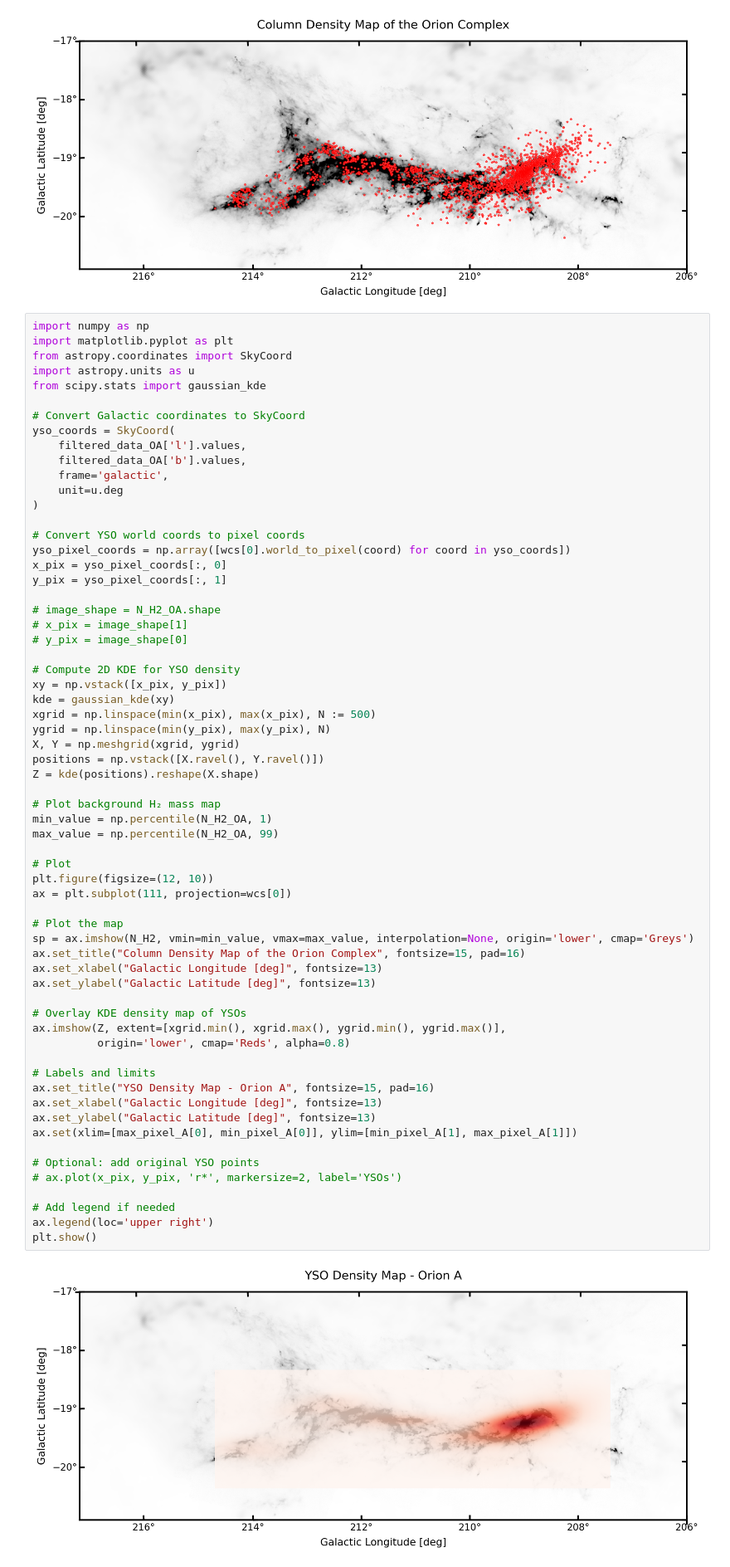
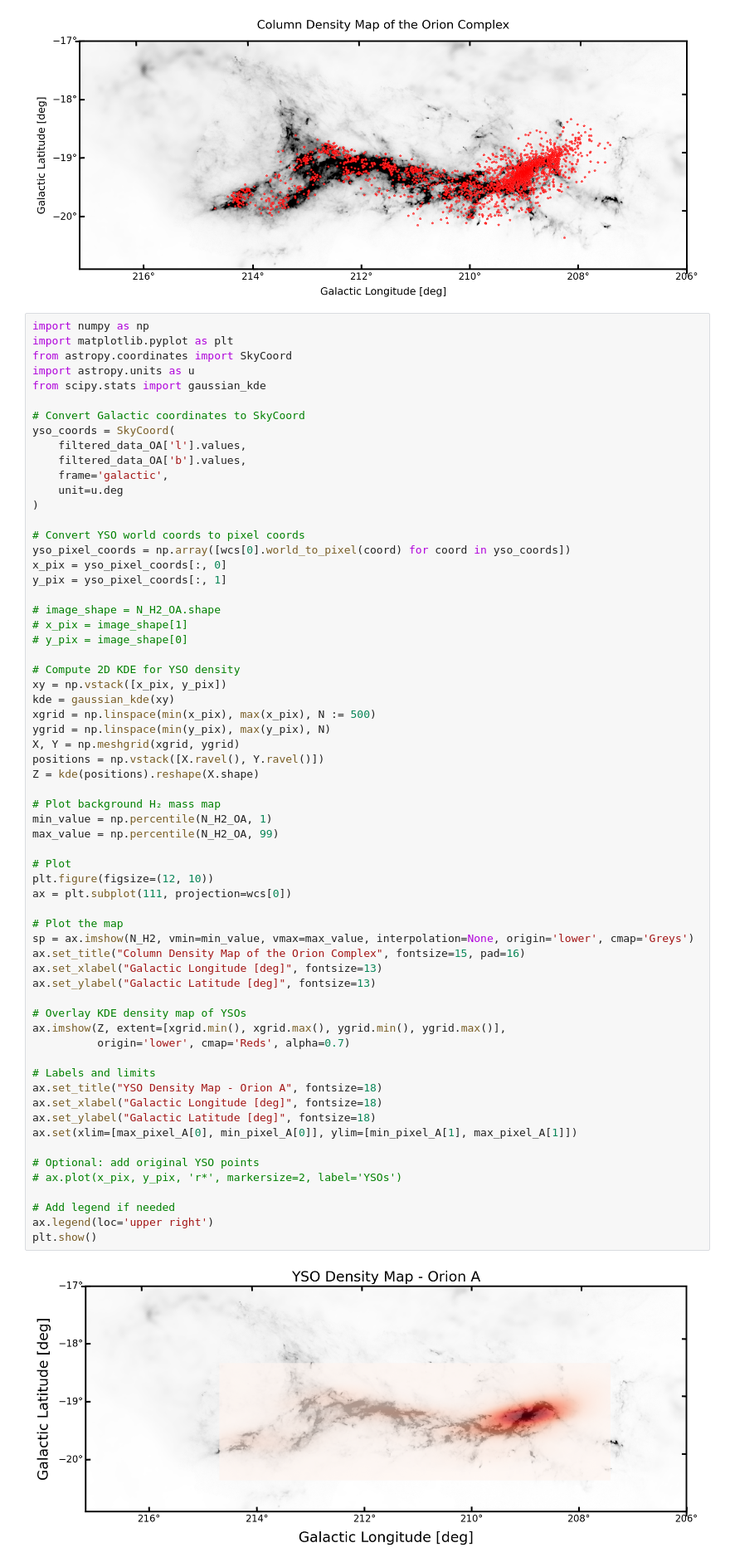
Before and after one commit to SimoneSped/fractal_OMC, a Jupyter notebook: Star_Formation.ipynb, the cells around one changed output. Shown at 83% size. Saved outputs shown, nothing was run; the diff lists cells and outputs as text.

```diff
--- a/Star_Formation.ipynb
+++ b/Star_Formation.ipynb
@@ -266,35 +266,35 @@ X, Y = np.meshgrid(xgrid, ygrid)
 positions = np.vstack([X.ravel(), Y.ravel()])
 Z = kde(positions).reshape(X.shape)
 
 # Plot background H₂ mass map
 min_value = np.percentile(N_H2_OA, 1)
 max_value = np.percentile(N_H2_OA, 99)
 
 # Plot
 plt.figure(figsize=(12, 10))
 ax = plt.subplot(111, projection=wcs[0])
 
 # Plot the map
 sp = ax.imshow(N_H2, vmin=min_value, vmax=max_value, interpolation=None, origin='lower', cmap='Greys')
 ax.set_title("Column Density Map of the Orion Complex", fontsize=15, pad=16)
 ax.set_xlabel("Galactic Longitude [deg]", fontsize=13)
 ax.set_ylabel("Galactic Latitude [deg]", fontsize=13)
 
 # Overlay KDE density map of YSOs
 ax.imshow(Z, extent=[xgrid.min(), xgrid.max(), ygrid.min(), ygrid.max()],
-          origin='lower', cmap='Reds', alpha=0.8)
+          origin='lower', cmap='Reds', alpha=0.7)
 
 # Labels and limits
-ax.set_title("YSO Density Map - Orion A", fontsize=15, pad=16)
-ax.set_xlabel("Galactic Longitude [deg]", fontsize=13)
-ax.set_ylabel("Galactic Latitude [deg]", fontsize=13)
+ax.set_title("YSO Density Map - Orion A", fontsize=18)
+ax.set_xlabel("Galactic Longitude [deg]", fontsize=18)
+ax.set_ylabel("Galactic Latitude [deg]", fontsize=18)
 ax.set(xlim=[max_pixel_A[0], min_pixel_A[0]], ylim=[min_pixel_A[1], max_pixel_A[1]])
 
 # Optional: add original YSO points
 # ax.plot(x_pix, y_pix, 'r*', markersize=2, label='YSOs')
 
 # Add legend if needed
 ax.legend(loc='upper right')
 plt.show()
 # %% [output]
-[figure, old version]
+[figure, new version]
```
Also changed, not shown: parts of 3 cells of this notebook, 2 other files.
